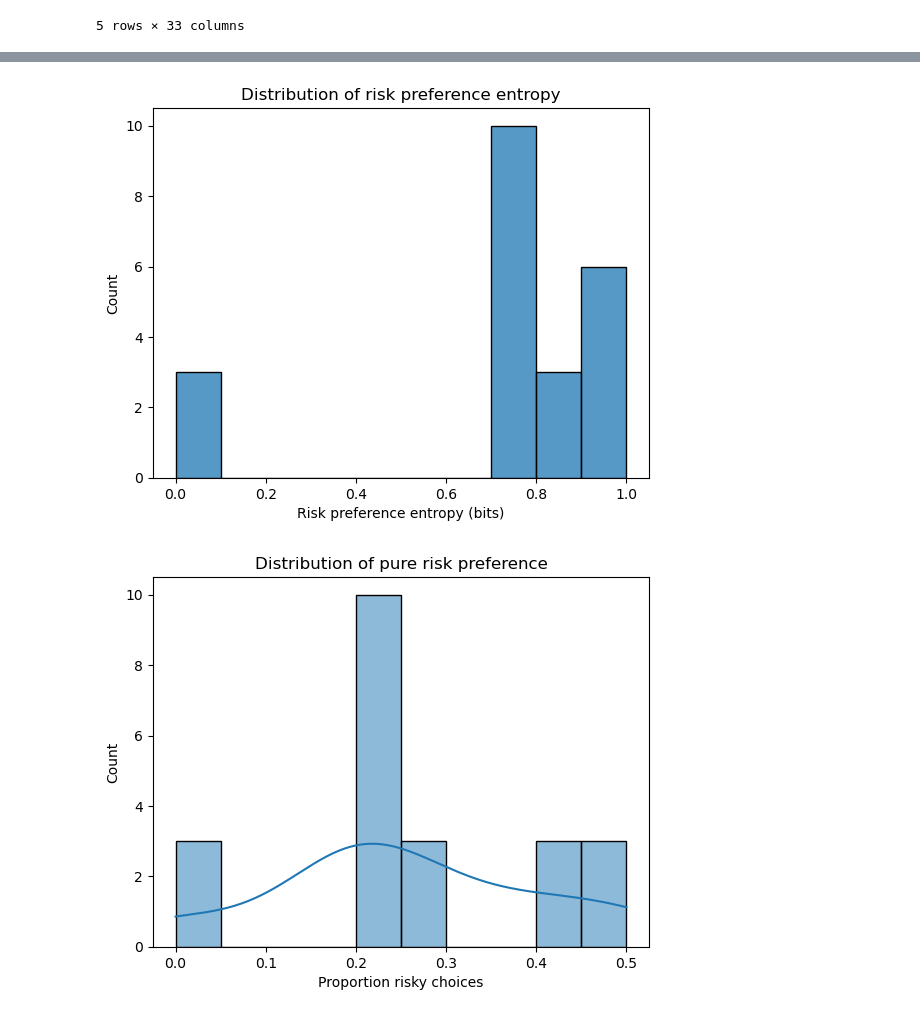
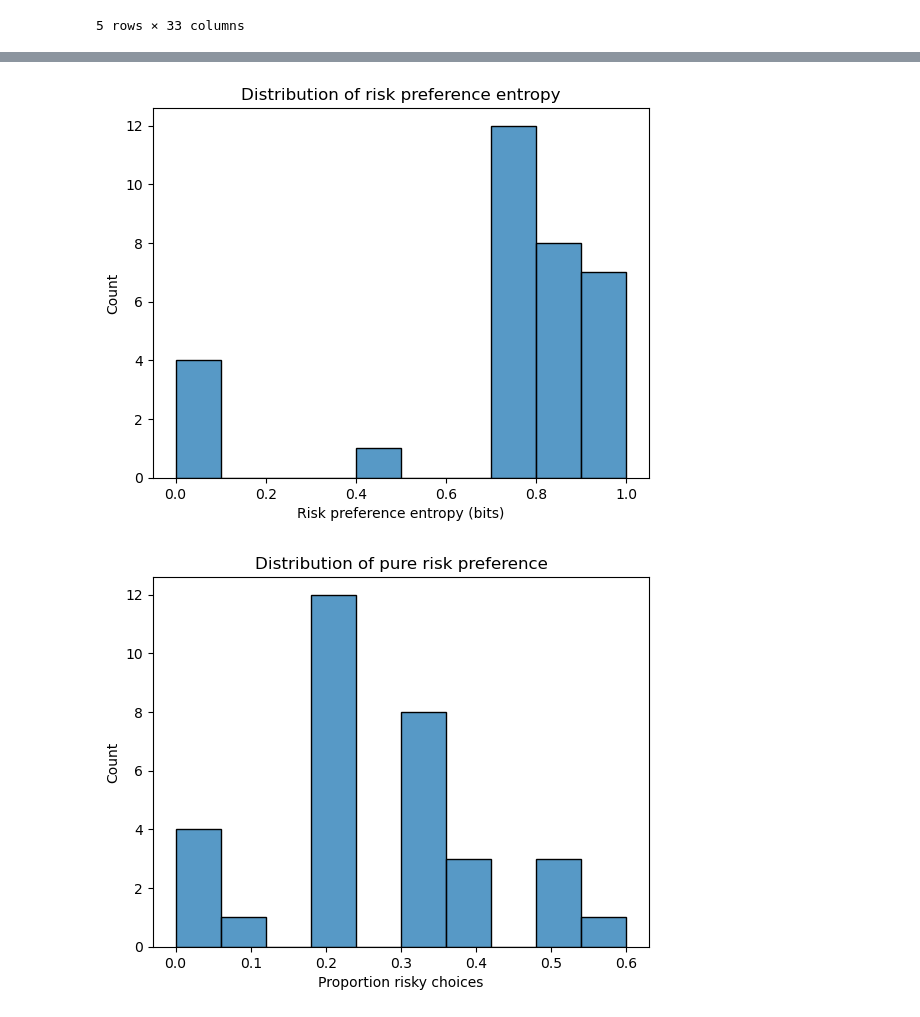
Before and after one commit to andymgibson/opt-in_opt-out_nudging_risk_preference_study, a Jupyter notebook: csv_preprocess_and_plots.ipynb, the cells around one changed output, grey strips where cells are left out. Drawn from its saved outputs; the diff is of its cells as text; code cells hidden in the pictures.

```diff
--- a/csv_preprocess_and_plots.ipynb
+++ b/csv_preprocess_and_plots.ipynb
@@ -7,5 +10,5 @@ import re
 # %%
-original_data = pd.read_csv("responses_22.csv")
+original_data = pd.read_csv("responses_32.csv")
 # %%
 # Function to create dictionary for renaming columns
 def edit_cols(cols):
@@ -49,7 +52,7 @@ data = data.map(lambda x: x.strip()[-1] if "option" in str(x).lower() else x)
 gender_dict = {"Man": "M", "Woman": "W", "Non-binary": "NB"}
 data['gender'] = data['gender'].map(gender_dict)
 
-data.replace({"Grad Student": "Graduate", "I'm not a student": "Non-Student", "Prefer not to specify": "PNTS"}, inplace=True)
+data.replace({"Grad Student": "Graduate", "I'm not a student": "Non-Student", "Prefer not to specify": "Decline"}, inplace=True)
 
 for col in data.columns:
     if "nudge" in col:
@@ -270,15 +311,15 @@ plt.ylabel("Count")
 plt.title("Distribution of risk preference entropy")
 plt.show()
 # %% [output]
-[figure, old version]
+[figure, new version]
 # %%
-sns.histplot(risk_df["pure_risk_preference"], bins=10, kde=True, color='C0')
+sns.histplot(risk_df["pure_risk_preference"], bins=10, kde=False, color='C0')
 plt.xlabel("Proportion risky choices")
 plt.ylabel("Count")
 plt.title("Distribution of pure risk preference")
 plt.show()
 # %% [output]
-[figure, old version]
+[figure, new version]
 # %%
 sns.scatterplot(data=risk_df, x="pure_risk_preference", y="risk_preference_entropy")
 plt.xlabel("Proportion risky choices")
```
Also changed, not shown: parts of 28 cells of this notebook.
